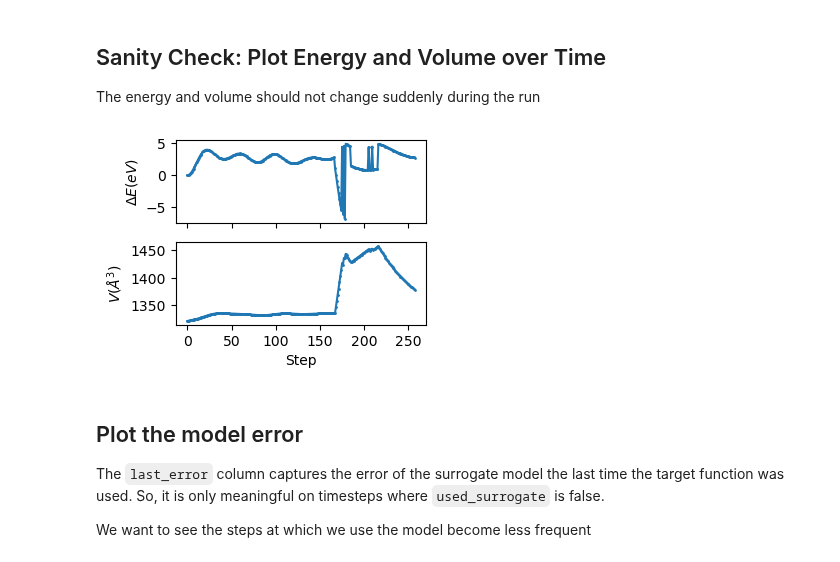
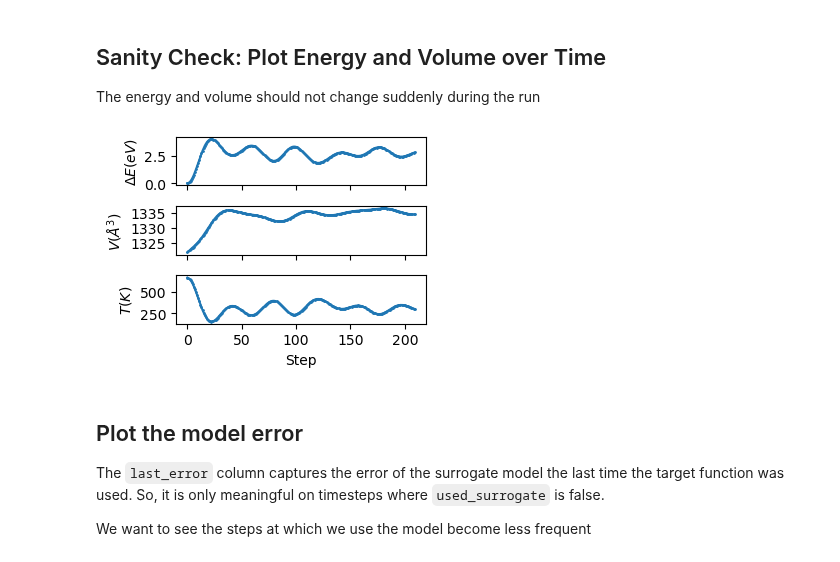
Before and after one commit to globus-labs/cascade, a Jupyter notebook: 2_proxima/1_evaluate-performance.ipynb, the cells around one changed output. Cells and saved outputs as stored; diff of their text form; code cells hidden in the pictures.

```diff
--- a/2_proxima/1_evaluate-performance.ipynb
+++ b/2_proxima/1_evaluate-performance.ipynb
@@ -16,7 +17,7 @@ import json
 # %% [markdown]
 Configuration
 # %%
-run_dir = 'runs/si-vacancy-2x2x2-blyp-temp=800.0-method=blyp-021452d0/'
+run_dir = 'runs/si-vacancy-2x2x2-blyp-temp=800.0-method=blyp-e33311bf/'
 # %%
 run_dir = Path(run_dir)
 params = json.loads((run_dir / 'params.json').read_text())
@@ -37,22 +38,26 @@ data.tail()
 ## Sanity Check: Plot Energy and Volume over Time
 The energy and volume should not change suddenly during the run
 # %%
-fig, axs = plt.subplots(2, 1, figsize=(3.5, 2.6), sharex=True)
+fig, axs = plt.subplots(3, 1, figsize=(3.5, 2.6), sharex=True)
 
 ax = axs[0]
 ax.plot(data.index, data['energy'] - data['energy'].iloc[0], '-o', ms=1)
 ax.set_ylabel('$\\Delta E (eV)$')
 
 ax = axs[1]
 ax.plot(data.index, data['volume'], '-o', ms=1)
 ax.set_ylabel('$V (\\AA^3)$')
 
+ax = axs[2]
+ax.plot(data.index, data['temperature'], '-o', ms=1)
+ax.set_ylabel('$T (K)$')
+
 ax.set_xlim(ax.get_xlim())
 ax.set_xlabel('Step')
 
 fig.tight_layout()
 # %% [output]
-[figure, old version]
+[figure, new version]
 # %% [markdown]
 ## Plot the model error
 The `last_error` column captures the error of the surrogate model the last time the target function was used. So, it is only meaningful on timesteps where `used_surrogate` is false.
```
Also changed, not shown: parts of 8 cells of this notebook, 4 other files.
